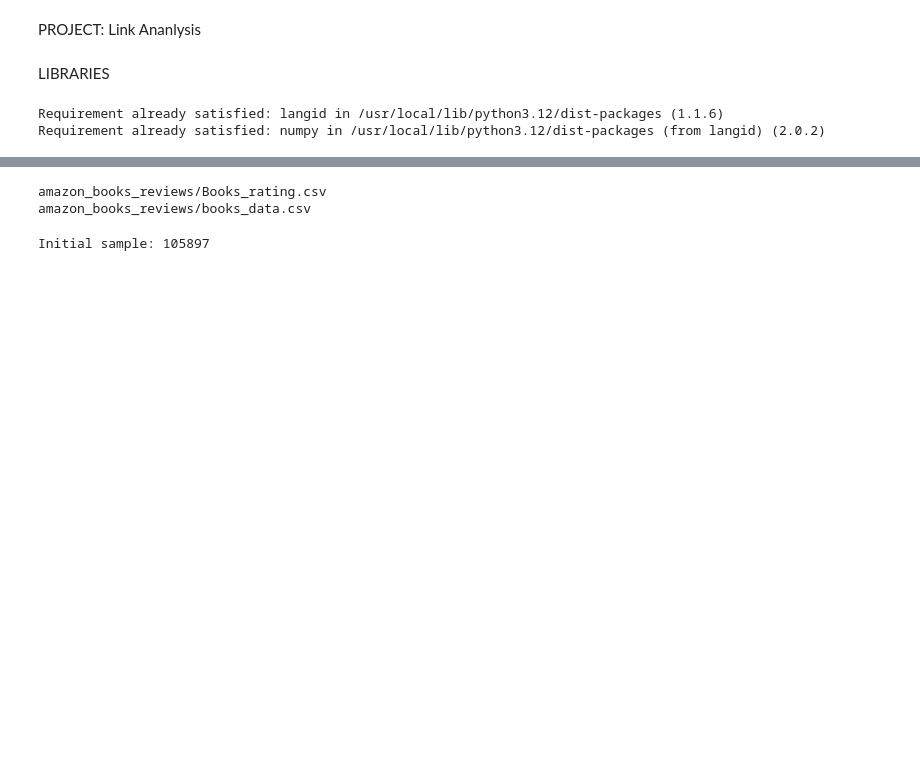
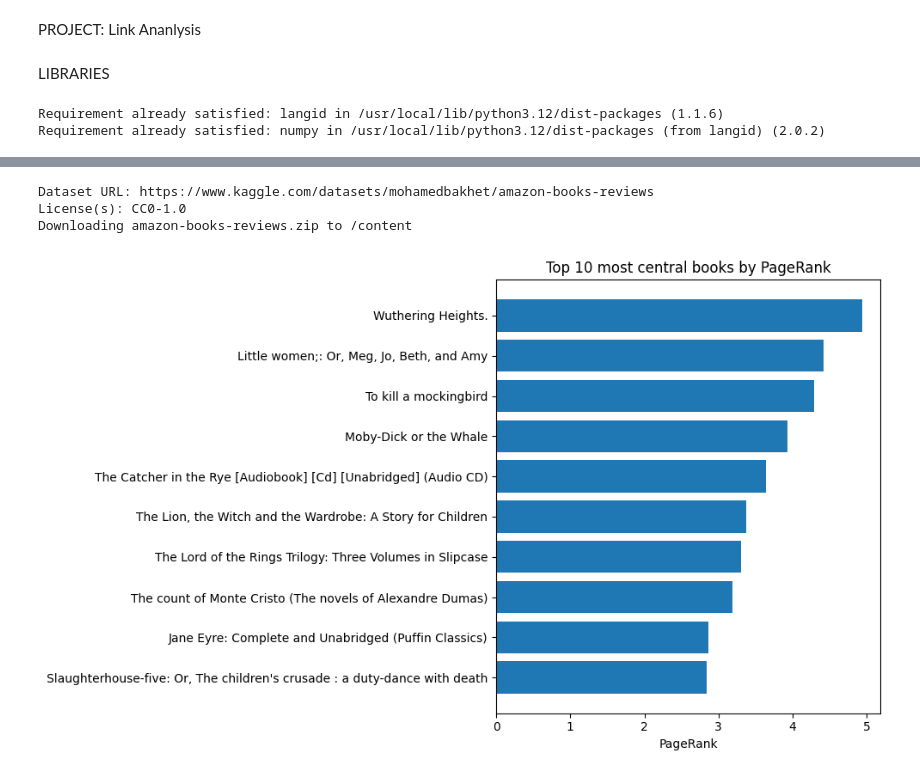
Before and after one commit to GHMelany/AMD_project, a Jupyter notebook: AMD .ipynb, the cells around one changed output, grey strips where cells are left out. Cells and saved outputs as stored; diff of their text form; code cells hidden in the pictures; blank space fills up the shorter version.

```diff
--- a/AMD .ipynb
+++ b/AMD .ipynb
@@ -96,0 +127,17 @@ amazon-books-reviews.zip: Skipping, found more recently modified local copy (use
+# %%
+# =======================
+# PAGERANK AND ANALYSIS
+# =======================
+
+def compute_pagerank(graph, max_iter=10, reset_prob=0.15):
+    """
+    Run PageRank algorithm on the graph.
+    """
+    return graph.pageRank(resetProbability=reset_prob, maxIter=max_iter)
+
+def enrich_with_book_info(pagerank_df, books_data):
+    """
+    Join PageRank results with book metadata.
+    """
+    return pagerank_df.withColumnRenamed("id", "title") \
+                      .join(books_data, on="title", how="left")
@@ -97,19 +165,44 @@ amazon-books-reviews.zip: Skipping, found more recently modified local copy (use
 # %%
+# =======================================
+# DATA ACQUISITION AND PIPELINE EXECUTION
+# =======================================
+
+
+import os
+os.environ['KAGGLE_USERNAME'] = "xxxxxxxxxx"
+os.environ['KAGGLE_KEY'] = "xxxxxxxxxxxxxxxxxxxxxxx"
+
+!pip install -q kaggle
+
+from kaggle.api.kaggle_api_extended import KaggleApi
+api = KaggleApi()
+api.authenticate()
+
+!kaggle datasets download -d mohamedbakhet/amazon-books-reviews
+
 import zipfile
 zip_path = "amazon-books-reviews.zip"
 extract_dir = "amazon_books_reviews"
 os.makedirs(extract_dir, exist_ok=True)
 
 with zipfile.ZipFile(zip_path, "r") as z:
     z.extractall(extract_dir)
 
-for root, dirs, files in os.walk(extract_dir):
-    for file in files:
-        print(os.path.join(root, file))
-
 folder = "amazon_books_reviews"
 csv_path = os.path.join(folder, "Books_rating.csv")
 data_path = os.path.join(folder, "books_data.csv")
+
+# Run the main pipeline
+set_java_home()
+spark = start_spark()
+
+ratings_df, books_data_df = load_books_data(spark, csv_path, data_path)
+graph = build_graph(ratings_df)
+results = compute_pagerank(graph)
+ranked_books = enrich_with_book_info(results.vertices, books_data_df)
+plot_top_books(ranked_books, top_n=10)
 # %% [output]
-amazon_books_reviews/Books_rating.csv
-amazon_books_reviews/books_data.csv
+Dataset URL: https://www.kaggle.com/datasets/mohamedbakhet/amazon-books-reviews
+License(s): CC0-1.0
+Downloading amazon-books-reviews.zip to /content
+[figure, added]
@@ -132,5 +208,0 @@ books_titles = books_data.select("Title") \
-# %%
-df = df.sample(fraction=0.05, seed=42)
-print("Initial sample:", df.count())
-# %% [output]
-Initial sample: 105897
```
Also changed, not shown: parts of 13 cells of this notebook.
